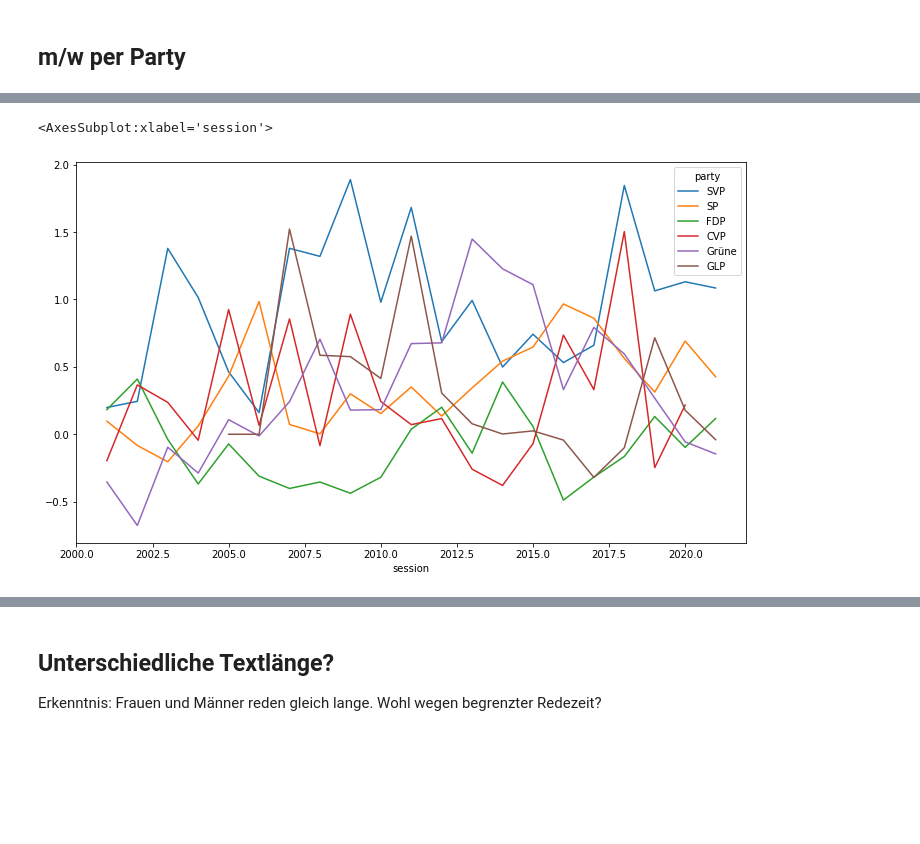
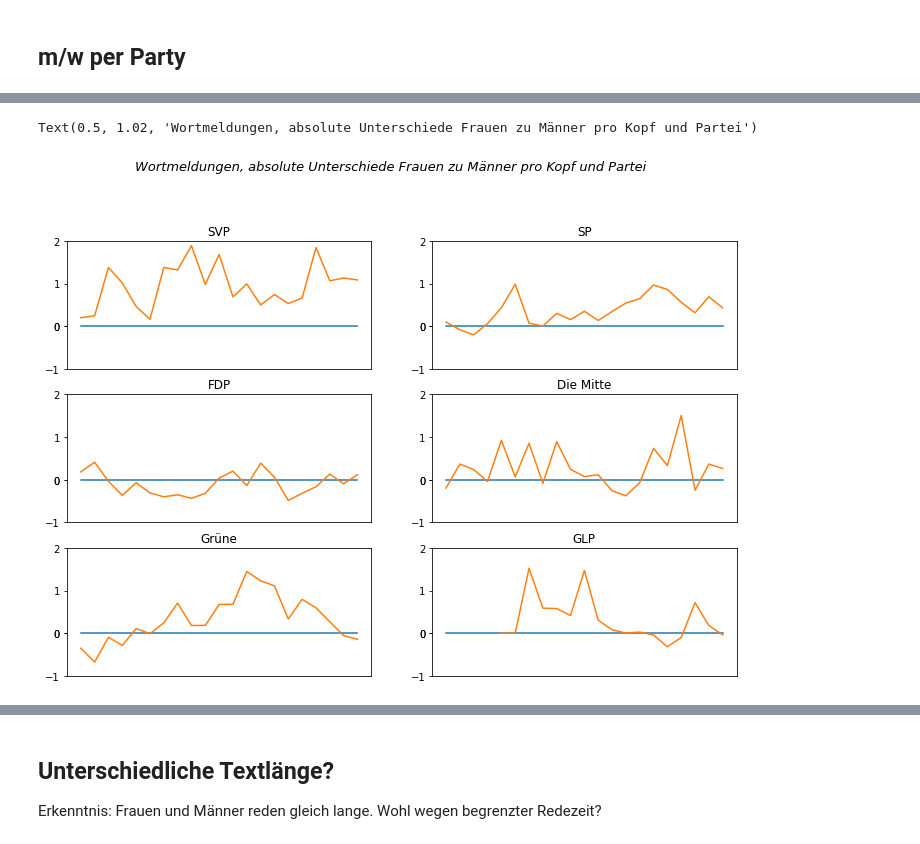
Before and after one commit to simonhuwiler/nzz_zh_kantonsrat, a Jupyter notebook: src/4_analyse_base.ipynb, the cells around one changed output, grey strips where cells are left out. Drawn from its saved outputs; the diff is of its cells as text; code cells hidden in the pictures; blank space fills up the shorter version.

```diff
--- a/src/4_analyse_base.ipynb
+++ b/src/4_analyse_base.ipynb
@@ -34,6 +34,9 @@ df_votum_raw['year'] = df_votum_raw['sitzung_date'].dt.year
 df_votum_raw['month'] = df_votum_raw['sitzung_date'].dt.month
 df_votum_raw['session'] = df_votum_raw.apply(lambda row: row['year'] if row['month'] > 5 else row['year'] - 1, axis=1)
 
+# Replace CVP with Die Mitte
+df_votum_raw.loc[df_votum_raw.partei.str.lower() == 'cvp', 'partei'] = "Die Mitte"
+
 with open(Path('../export/mitglieder.json'), encoding='utf-8') as f:
     kantonsrat = json.load(f)
 
@@ -171,7 +165,7 @@ df['count_sum'] = df['count_m'] + df['count_w']
 
 df = df.fillna(0)
 
-# Drop count_sum 0: It is possible, that there are male or female votes but no male or female councilor in the dataset. How? How many councilor they where in the councile
+# Drop count_sum 0: It is possible, that there are male or female votes but no male or female councilor in the dataset. How? How many councilor they where in the council
 # is determend at reference day. Its possible that was a shift in seats. Look at Andrea Widmer Graf. Her second period was from 11.2006 - 20.05.2007, she will not be counted as
 # a female member in year 2006 nor 2007
 df = df[df.count_sum > 0]
@@ -179,11 +173,6 @@ df = df[df.count_sum > 0]
 # %
 df['m_capita'] = df['votum_m'] / df['count_m']
 df['w_capita'] = df['votum_w'] / df['count_w']
-df['diff'] = df['m_capita'] / df['w_capita'] - 1
+df['diff%'] = df['m_capita'] / df['w_capita'] - 1
+df['diff'] = df['m_capita'] - df['w_capita']
 df = df.fillna(0)
-
-party = 'FDP'
-df2 = df[df.partei == party][['session', 'm_capita', 'w_capita', 'diff']]
-df2 = df[df.partei == party][['session', 'diff']]
-
-df2.plot(figsize = (10, 6), x='session', title='%s Wortmeldungen pro Kopf' % party)
@@ -198,7 +179,27 @@ df_ratsmitglieder_per_year_party[df_ratsmitglieder_per_year_party.party == party
-# %%
-# Abweichung alle
-df2 = pd.pivot_table(df, index='session', columns='party', values='diff')
-df2[['SVP', 'SP', 'FDP', 'CVP', 'Grüne', 'GLP']].plot(figsize=(12, 7))
-# %% [output]
-<AxesSubplot:xlabel='session'>
-[figure, removed]
+# %%
+# Abweichung alle
+df2 = pd.pivot_table(df, index='session', columns='party', values='diff%')
+df2['baseline'] = 0
+
+df_list = []
+for partei in ['SVP', 'SP', 'FDP', 'Die Mitte', 'Grüne', 'GLP']:
+    df_list.append({'title': partei, 'df': df2[['baseline', partei]]})
+
+nrow=3
+ncol=2
+fig, axes = plt.subplots(nrow, ncol, figsize=(12,8))
+
+# plot counter
+count=0
+for r in range(nrow):
+    for c in range(ncol):
+        df_list[count]['df'].plot(ax=axes[r,c], title=df_list[count]['title'], legend=False, xticks=[], xlabel='', yticks=[-1, 0, 0, 1, 2])
+        #df_list[count]['df'].plot(ax=axes[r,c], title=df_list[count]['title'], legend=False, xticks=[], xlabel='', yticks=[-20, -10, 0, 10, 20])
+        count+=1
+
+
+# general title
+plt.suptitle("Wortmeldungen, absolute Unterschiede Frauen zu Männer pro Kopf und Partei", fontsize=13, fontweight=0, color='black', style='italic', y=1.02)
+# %% [output]
+Text(0.5, 1.02, 'Wortmeldungen, absolute Unterschiede Frauen zu Männer pro Kopf und Partei')
+[figure, added]
```
Also changed, not shown: parts of 18 cells of this notebook, 1 other file.
